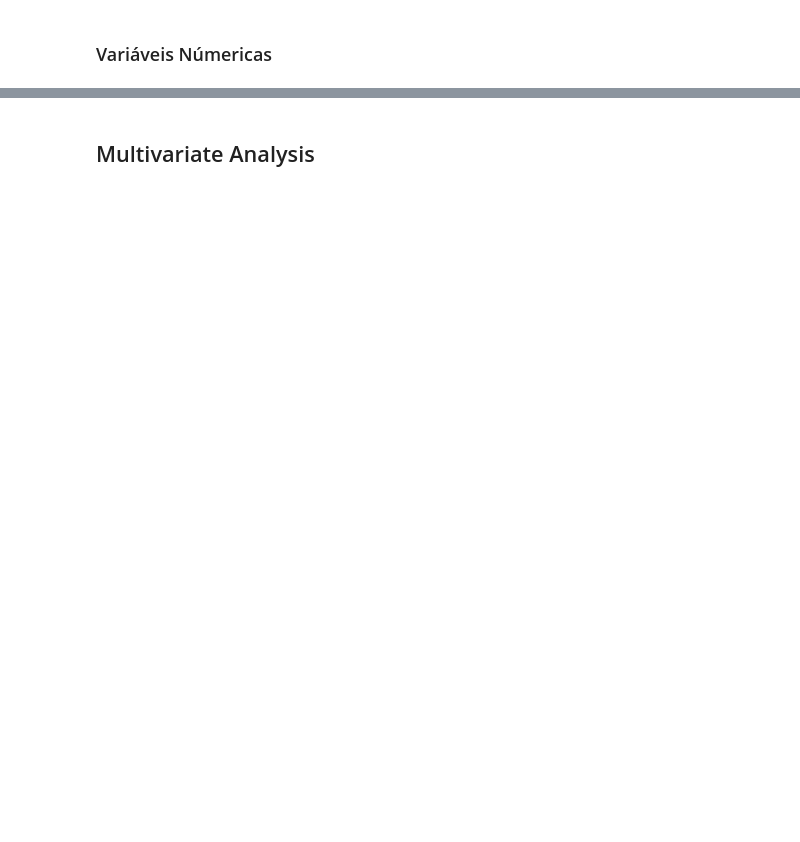
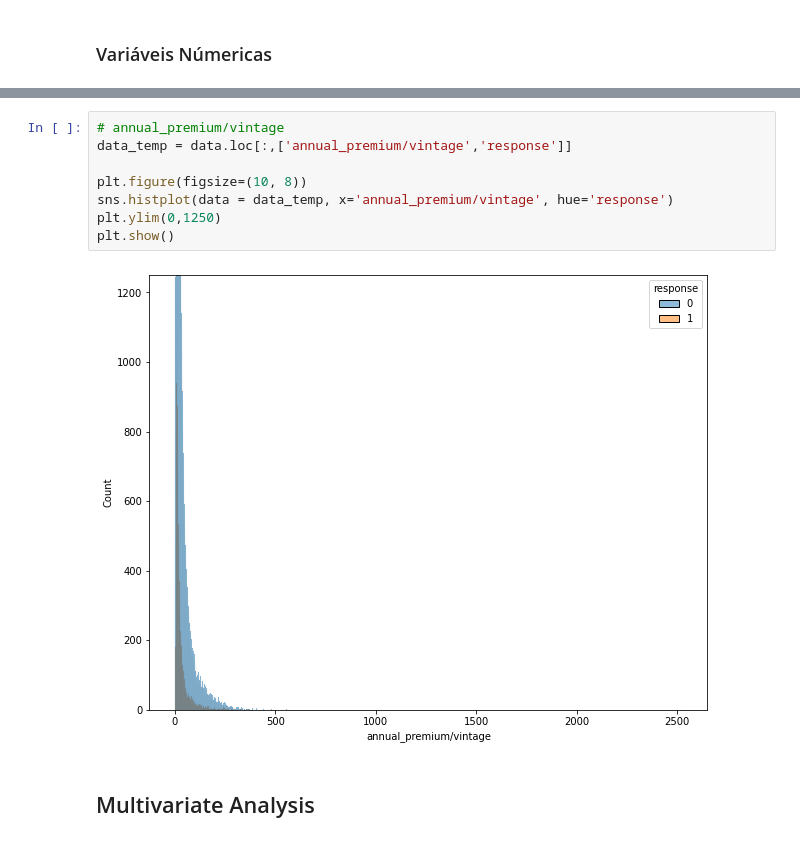
Before and after one commit to bruno154/health_insurence_cross_sell_project, a Jupyter notebook: pa004_health_insurance_cross_sell.ipynb, the cells around one changed output, grey strips where cells are left out. Drawn from its saved outputs; the diff is of its cells as text; blank space fills up the shorter version.

```diff
--- a/pa004_health_insurance_cross_sell.ipynb
+++ b/pa004_health_insurance_cross_sell.ipynb
@@ -783,6 +821,16 @@ sns.histplot(data = data_temp, x='annual_premium_brl', hue='response')
 plt.show()
 # %% [output]
 [figure]
+# %%
+# annual_premium/vintage
+data_temp = data.loc[:,['annual_premium/vintage','response']]
+
+plt.figure(figsize=(10, 8))
+sns.histplot(data = data_temp, x='annual_premium/vintage', hue='response')
+plt.ylim(0,1250)
+plt.show()
+# %% [output]
+[figure, added]
 # %% [markdown]
 ## Multivariate Analysis
 # %%
```
Also changed, not shown: parts of 21 cells of this notebook.
